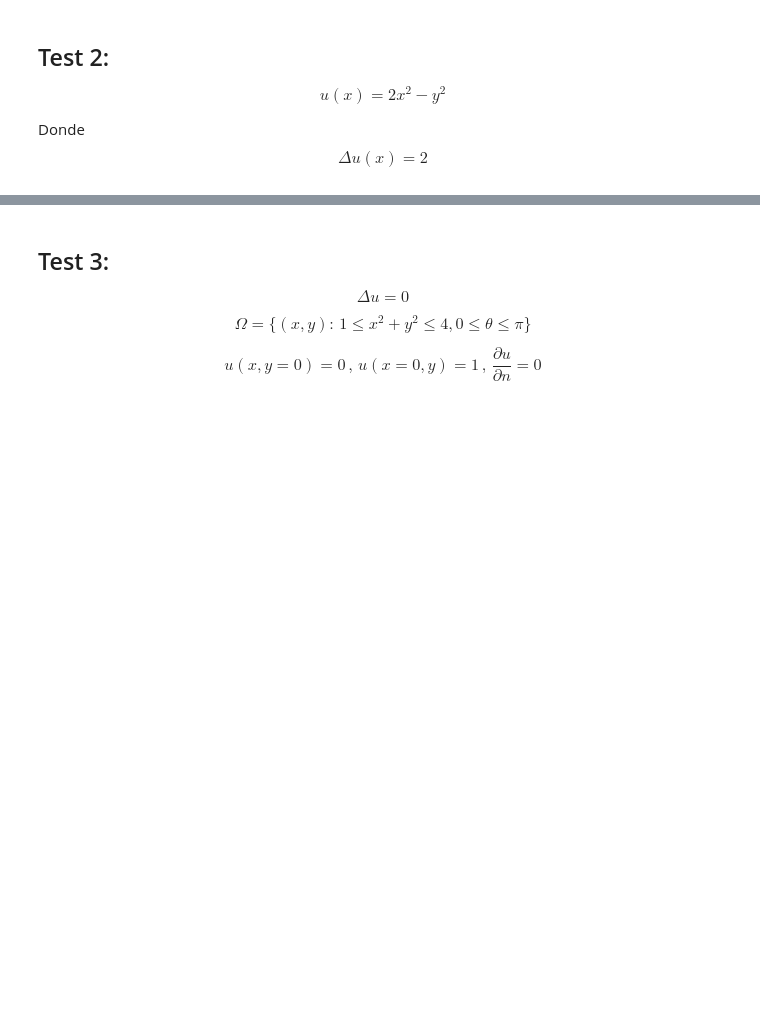
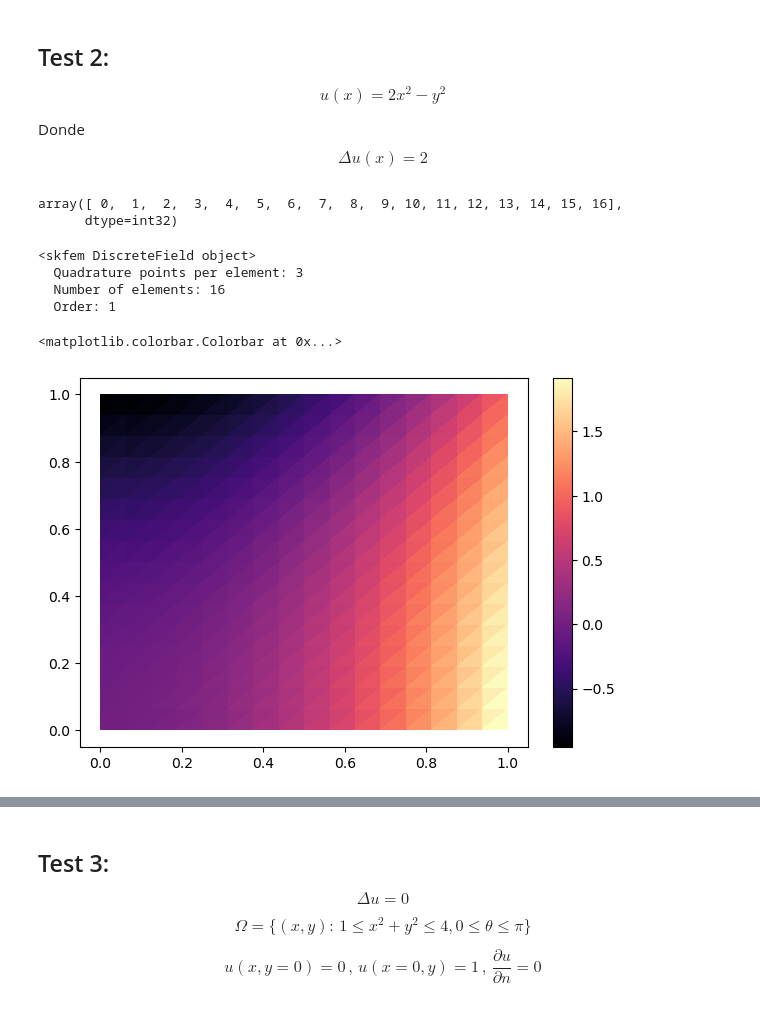
Before and after one commit to Ignacio-TG/SKFEM, a Jupyter notebook: Examples and Tests/Ejemplos_Laplaciano.ipynb, the cells around one changed output, grey strips where cells are left out. Drawn from its saved outputs; the diff is of its cells as text; code cells hidden in the pictures; blank space fills up the shorter version.

```diff
--- a/Examples and Tests/Ejemplos_Laplaciano.ipynb
+++ b/Examples and Tests/Ejemplos_Laplaciano.ipynb
@@ -73 +99,59 @@ $$ \Delta u(x)  = 2 $$
+# %%
+basis_u.get_dofs('wall').all()
+# %% [output]
+array([ 0,  1,  2,  3,  4,  5,  6,  7,  8,  9, 10, 11, 12, 13, 14, 15, 16],
+      dtype=int32)
+# %%
+x_wall = basis_u.doflocs[0, basis_u.get_dofs('wall').all()]
+y_wall = basis_u.doflocs[1, basis_u.get_dofs('wall').all()]
+
+x_inflow = basis_u.doflocs[0, basis_u.get_dofs('inflow').all()]
+y_inflow = basis_u.doflocs[1, basis_u.get_dofs('inflow').all()]
+# %%
+x_boundary = np.zeros(basis_u.N)
+
+x_boundary[basis_u.get_dofs('wall').all()]    =  u_exact(x_wall, y_wall)
+x_boundary[basis_u.get_dofs('inflow').all()]  =  u_exact(x_inflow, y_inflow)
+
+dofs_u_boundary = np.concatenate([
+    basis_u.get_dofs('wall').all(),
+    basis_u.get_dofs('inflow').all(),
+    # dofs_outflow
+])
+
+@LinearForm
+def rhs_u(v, w):
+    x, y = w.x
+    fx = -2
+    return fx * v
+
+F = asm(rhs_u, basis_u)
+
+
+fbasis_u = basis_u.boundary('outflow', intorder=4)
+
+@LinearForm
+def rhs_outflow(v, w):
+    x, y = w.x
+    g = -2
+    return g * v
+
+F_outflow = asm(rhs_outflow, fbasis_u)
+
+F_total = F + F_outflow
+# %%
+fbasis_u.normals.
+# %% [output]
+<skfem DiscreteField object>
+  Quadrature points per element: 3
+  Number of elements: 16
+  Order: 1
+# %%
+sol0 = solve(*condense(A, F_total, D=dofs_u_boundary, x=x_boundary))
+# %%
+plt.tripcolor(mesh.p[0], mesh.p[1], mesh.t.T, sol0, shading='flat', cmap='magma')
+plt.colorbar( orientation='vertical', fraction=.046)
+# %% [output]
+<matplotlib.colorbar.Colorbar at 0x...>
+[figure, added]
 # %%
```
Also changed, not shown: parts of 5 cells of this notebook, 48 other files.
